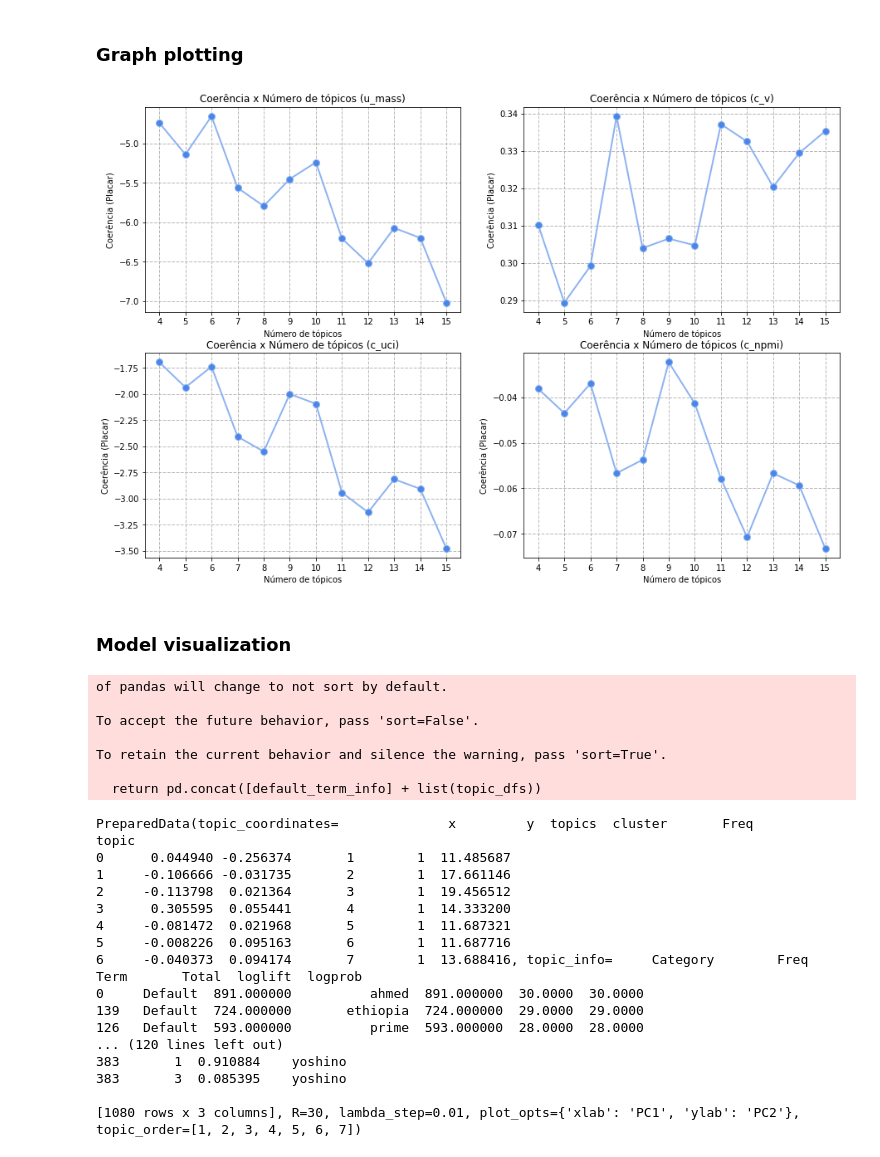
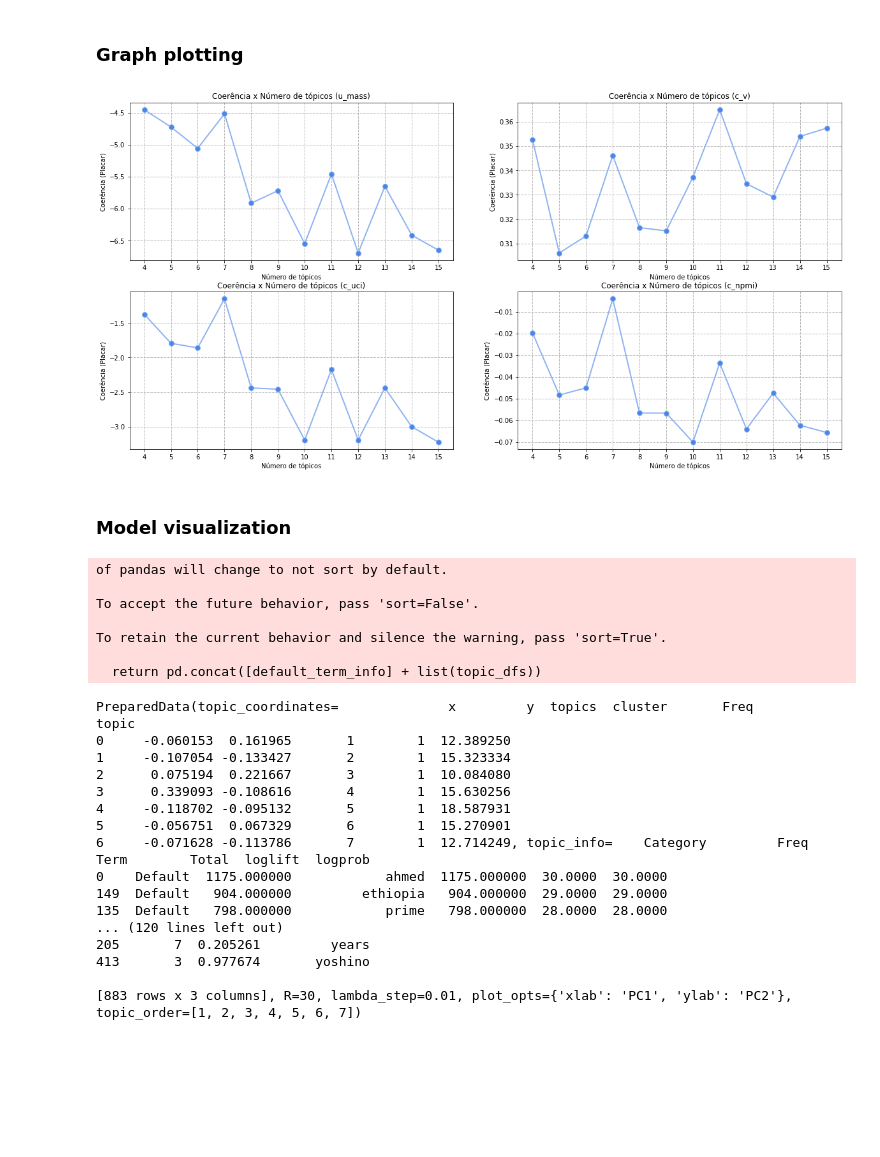
Before and after one commit to rmohashi/tweet-emotion-recognition, a Jupyter notebook: notebooks/Topic segmentation.ipynb, the cells around one changed output. Saved outputs shown, nothing was run; the diff lists cells and outputs as text; code cells hidden in the pictures; blank space fills up the shorter version.

```diff
--- a/notebooks/Topic segmentation.ipynb
+++ b/notebooks/Topic segmentation.ipynb
@@ -19,5 +19,5 @@ from nlp.dataset import Dataset
 # %%
-filename = '../datasets/topic_segmentation/1183377763962671104-1182934217849749505_nobel.csv'
+filename = '../datasets/topic_segmentation/1183377763962671104-1182876466129887233_nobel.csv'
 dataset = Dataset(filename, label_col='label', text_col='text')
 dataset.load()
 dataset.preprocess_texts(stemming=True, no_emoji=True)
@@ -41,6 +43,6 @@ preprocessed_tweets[1:2]
 # %%
 %%time
-dictionary = gensim.corpora.Dictionary(processed_tweets)
+dictionary = gensim.corpora.Dictionary(preprocessed_tweets)
 dictionary.filter_extremes(no_below=15, no_above=0.1, keep_n= 100000)
-bow_corpus = [dictionary.doc2bow(tweets) for tweets in processed_tweets]
+bow_corpus = [dictionary.doc2bow(tweets) for tweets in preprocessed_tweets]
 # %% [output]
@@ -84,8 +88,9 @@ for num_topics in num_topics_values:
     model = gensim.models.LdaMulticore(bow_corpus,
                                        num_topics=num_topics,
                                        id2word=dictionary,
-                                       passes=10,
-                                       workers=4)
+                                       passes=20,
+                                       workers=5,
+                                       iterations=400)
     models.append(model)
 
     u_mass_coherence_model = CoherenceModel(model=model, corpus=bow_corpus, texts=preprocessed_tweets, coherence='u_mass')
@@ -108,7 +113,7 @@ Wall time: 2min 57s
 import matplotlib.pyplot as plt
 import numpy as np
 # %%
-plt.figure(figsize=(15,10))
+plt.figure(figsize=(20,10))
 
 plt.subplot(2,2,1)
 plt.xticks(np.arange(min(num_topics_values), max(num_topics_values)+1, 1.0))
@@ -126,34 +131,34 @@ plt.plot(num_topics_values, coherence_values['c_v'], color='#8eb3f1', linestyle=
          marker='o', markerfacecolor='#4a86e8', markersize=8)
 plt.title('Coerência x Número de tópicos (c_v)')
 plt.rc('grid', linestyle='dashed', linewidth=1, color='#b9b9b9')
 plt.grid()
 plt.ylabel('Coerência (Placar)')
 plt.xlabel('Número de tópicos')
 
 plt.subplot(2,2,3)
 plt.xticks(np.arange(min(num_topics_values), max(num_topics_values)+1, 1.0))
 plt.plot(num_topics_values, coherence_values['c_uci'], color='#8eb3f1', linestyle='solid', linewidth = 2,
          marker='o', markerfacecolor='#4a86e8', markersize=8)
 plt.title('Coerência x Número de tópicos (c_uci)')
 plt.rc('grid', linestyle='dashed', linewidth=1, color='#b9b9b9')
 plt.grid()
 plt.ylabel('Coerência (Placar)')
 plt.xlabel('Número de tópicos')
 
 plt.subplot(2,2,4)
 plt.xticks(np.arange(min(num_topics_values), max(num_topics_values)+1, 1.0))
 plt.plot(num_topics_values, coherence_values['c_npmi'], color='#8eb3f1', linestyle='solid', linewidth = 2,
          marker='o', markerfacecolor='#4a86e8', markersize=8)
 plt.title('Coerência x Número de tópicos (c_npmi)')
 plt.rc('grid', linestyle='dashed', linewidth=1, color='#b9b9b9')
 plt.grid()
 plt.ylabel('Coerência (Placar)')
 plt.xlabel('Número de tópicos')
 
 
 plt.show()
 # %% [output]
-[figure, old version]
+[figure, new version]
 # %% [markdown]
 ### Model visualization
 # %%
@@ -172,18 +177,18 @@ To retain the current behavior and silence the warning, pass 'sort=True'.
   return pd.concat([default_term_info] + list(topic_dfs))
 PreparedData(topic_coordinates=              x         y  topics  cluster       Freq
 topic
-0      0.044940 -0.256374       1        1  11.485687
-1     -0.106666 -0.031735       2        1  17.661146
-2     -0.113798  0.021364       3        1  19.456512
-3      0.305595  0.055441       4        1  14.333200
-4     -0.081472  0.021968       5        1  11.687321
-5     -0.008226  0.095163       6        1  11.687716
-6     -0.040373  0.094174       7        1  13.688416, topic_info=     Category        Freq           Term       Total  loglift  logprob
-0     Default  891.000000          ahmed  891.000000  30.0000  30.0000
-139   Default  724.000000       ethiopia  724.000000  29.0000  29.0000
-126   Default  593.000000          prime  593.000000  28.0000  28.0000
+0     -0.060153  0.161965       1        1  12.389250
+1     -0.107054 -0.133427       2        1  15.323334
+2      0.075194  0.221667       3        1  10.084080
+3      0.339093 -0.108616       4        1  15.630256
+4     -0.118702 -0.095132       5        1  18.587931
+5     -0.056751  0.067329       6        1  15.270901
+6     -0.071628 -0.113786       7        1  12.714249, topic_info=    Category         Freq             Term        Total  loglift  logprob
+0    Default  1175.000000            ahmed  1175.000000  30.0000  30.0000
+149  Default   904.000000         ethiopia   904.000000  29.0000  29.0000
+135  Default   798.000000            prime   798.000000  28.0000  28.0000
 ... (120 lines left out)
-383       1  0.910884    yoshino
-383       3  0.085395    yoshino
+205       7  0.205261         years
+413       3  0.977674       yoshino
 
-[1080 rows x 3 columns], R=30, lambda_step=0.01, plot_opts={'xlab': 'PC1', 'ylab': 'PC2'}, topic_order=[1, 2, 3, 4, 5, 6, 7])
+[883 rows x 3 columns], R=30, lambda_step=0.01, plot_opts={'xlab': 'PC1', 'ylab': 'PC2'}, topic_order=[1, 2, 3, 4, 5, 6, 7])
```
Also changed, not shown: parts of 6 cells of this notebook, 1 other file.
